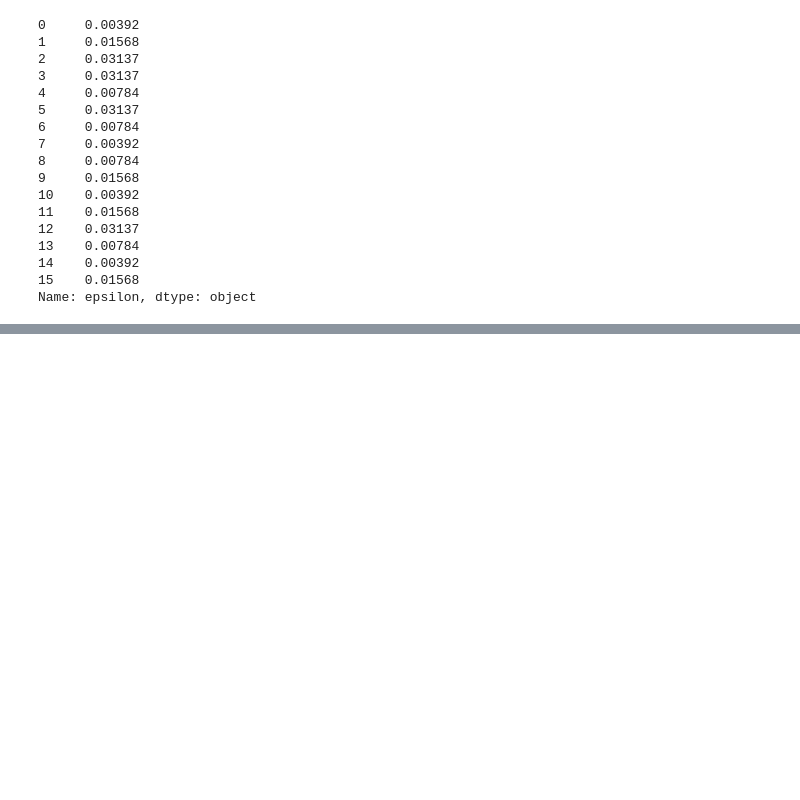
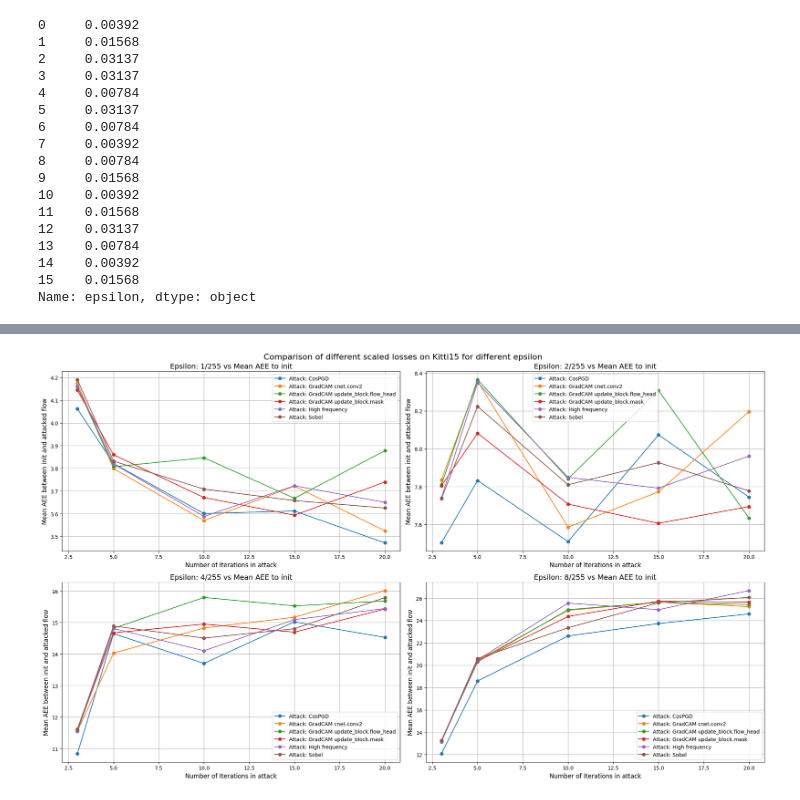
Before and after one commit to NotTwist/flow_attack, a Jupyter notebook: analysis/compare_convergence.ipynb, the cells around one changed output, grey strips where cells are left out. Drawn from its saved outputs; the diff is of its cells as text; code cells hidden in the pictures; blank space fills up the shorter version.

```diff
--- a/analysis/compare_convergence.ipynb
+++ b/analysis/compare_convergence.ipynb
@@ -194,0 +352,18 @@ expanded_df[expanded_df['run_id'] == 'd8eebaaf7f4342c3b9dfab5c27c11b37']
+# %%
+COSPGD_RUN_IDS = {'ec158121700644a9834201ce31e79dec', 'e2eca6bf1c204bdf925786dcf260fb20', '65229fc8582946dcac32ebf4c82e93b8', '453f6881f37647c1886e2bb292831ecf'}
+# %%
+HIGH_FREQ_RUN_IDS = {'950484a899d647bcbc48930d12ebda33', '5c74451d4bca4200b2f93c03ff15d337', '8db7b02cbee44e5da2328348ad3e45f5',	'fd198de526c4487489f4c9e8731fc33d'}
+HighFreq_df = pd.DataFrame(load_mlflow_data(MLRUNS_PATH, HIGH_FREQ_RUN_IDS))
+HighFreq_df['attack_type'] = 'High frequency'
+# %%
+SOBEL_RUN_IDS = {"c0686835bbb54b9081a73db33bb90d8e", "ba2036068b6a451d9ad18680b75ead7d","c45bfbecba464ddab686a5b22c0c2267","508235141bcf46648f6f136935448d7a"}
+Sobel_df = pd.DataFrame(load_mlflow_data(MLRUNS_PATH, SOBEL_RUN_IDS))
+# %%
+GRADCAM_RUN_IDS = {'b5d0631da9134f35b9e8ac9a3ae4eb13',
+                   '10600ab2700044cc925b1d1b6f436b44', 'ccccaec6a30b420196903e7a164ce790', '71f7c1d03d964787ae3b6824c3e9bba7', '15f0bb9b035c4849a015003e51cceb26', '7ce0fd142657458cbd9a221a9dd35f39', '7e998f7dd4784a63901d0c7127f13da4', 'b6545bc12c7246dbb734e9576b645067', '6ff2223d307a4f1c8040180ff48691e1', '7313a9acc55e4de19fac50da44f96372', 'c273604ca80145bba520e88908dad7b1', '60be9a2064f2449c9dcef1bc12cf68e6'}
+GradCAM_df = pd.DataFrame(load_mlflow_data(MLRUNS_PATH, GRADCAM_RUN_IDS|COSPGD_RUN_IDS))
+GradCAM_df = pd.concat([GradCAM_df, HighFreq_df, Sobel_df])
+# %%
+plot_epsilon_vs_aee_scaled_loss(GradCAM_df, 'mean_aee_init_attack_step_', max_step=20)
+# %% [output]
+[figure, added]
```
Also changed, not shown: parts of 18 cells of this notebook, 47 other files.
